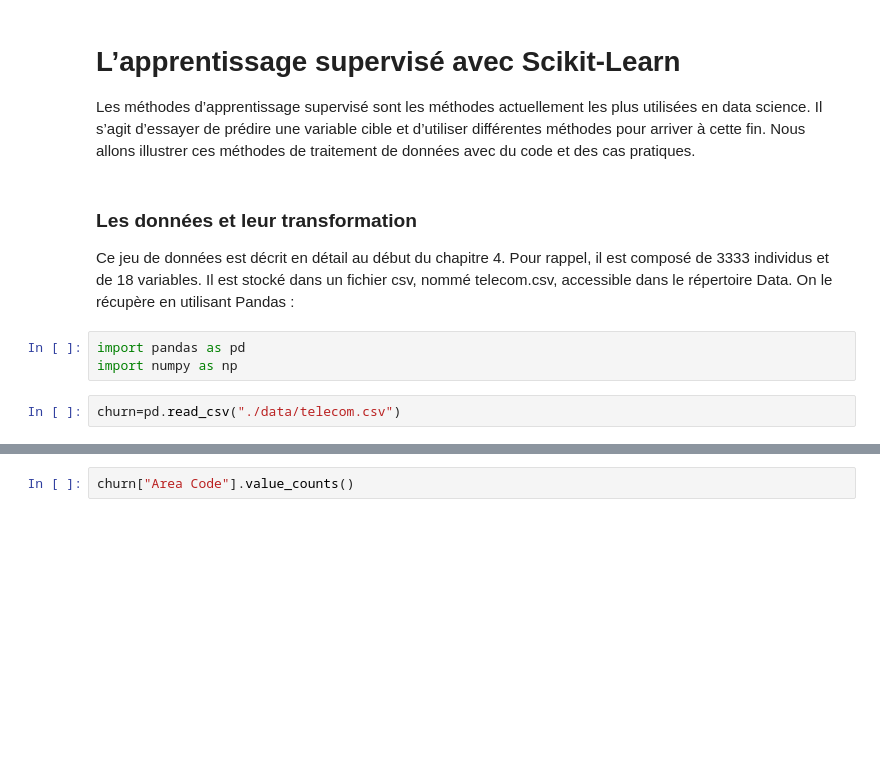
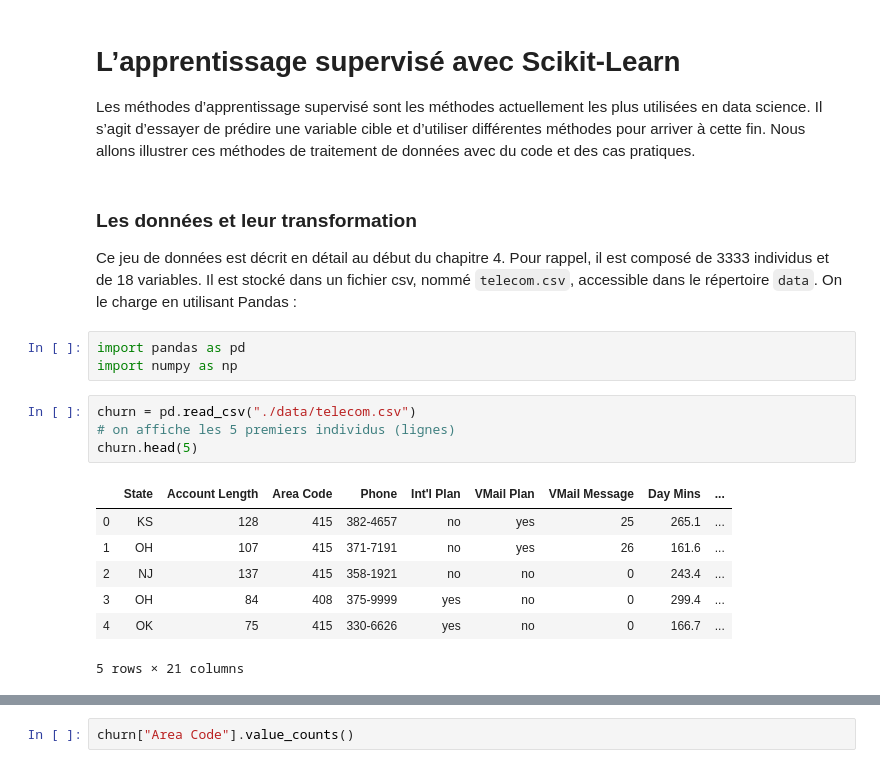
Before and after one commit to moreymat/python-gem-sep2019, a Jupyter notebook: 03-Machine_learning_supervise.ipynb, the cells around one changed output, grey strips where cells are left out. Cells and saved outputs as stored; diff of their text form; blank space fills up the shorter version.

```diff
--- a/03-Machine_learning_supervise.ipynb
+++ b/03-Machine_learning_supervise.ipynb
@@ -7,9 +7,19 @@ Nous allons illustrer ces méthodes de traitement de données avec du code et de
 cas pratiques.
 # %% [markdown]
 ### Les données et leur transformation
-Ce jeu de données est décrit en détail au début du chapitre 4. Pour rappel, il est composé de 3333 individus et de 18 variables. Il est stocké dans un fichier csv, nommé telecom.csv, accessible dans le répertoire Data. On le récupère en utilisant Pandas :
+Ce jeu de données est décrit en détail au début du chapitre 4. Pour rappel, il est composé de 3333 individus et de 18 variables. Il est stocké dans un fichier csv, nommé `telecom.csv`, accessible dans le répertoire `data`. On le charge en utilisant Pandas :
 # %%
 import pandas as pd
 import numpy as np
 # %%
-churn=pd.read_csv("./data/telecom.csv")
+churn = pd.read_csv("./data/telecom.csv")
+# on affiche les 5 premiers individus (lignes)
+churn.head(5)
+# %% [output]
+|  | State | Account Length | Area Code | Phone | Int'l Plan | VMail Plan | VMail Message | Day Mins | ... |
+| 0 | KS | 128 | 415 | 382-4657 | no | yes | 25 | 265.1 | ... |
+| 1 | OH | 107 | 415 | 371-7191 | no | yes | 26 | 161.6 | ... |
+| 2 | NJ | 137 | 415 | 358-1921 | no | no | 0 | 243.4 | ... |
+| 3 | OH | 84 | 408 | 375-9999 | yes | no | 0 | 299.4 | ... |
+| 4 | OK | 75 | 415 | 330-6626 | yes | no | 0 | 166.7 | ... |
+5 rows × 21 columns
```
Also changed, not shown: parts of 45 cells of this notebook, 1 other file.
